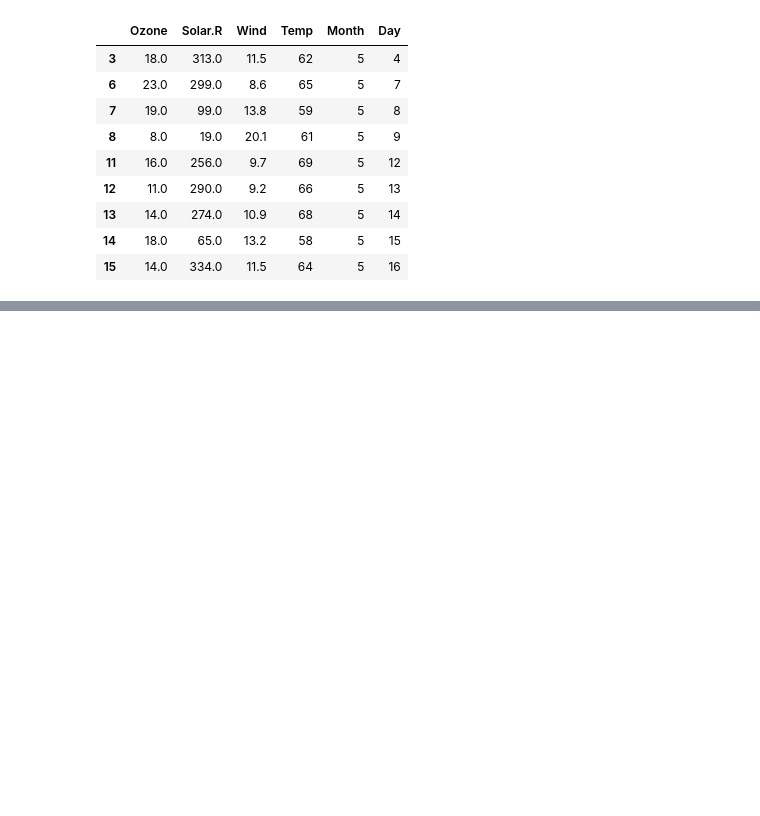
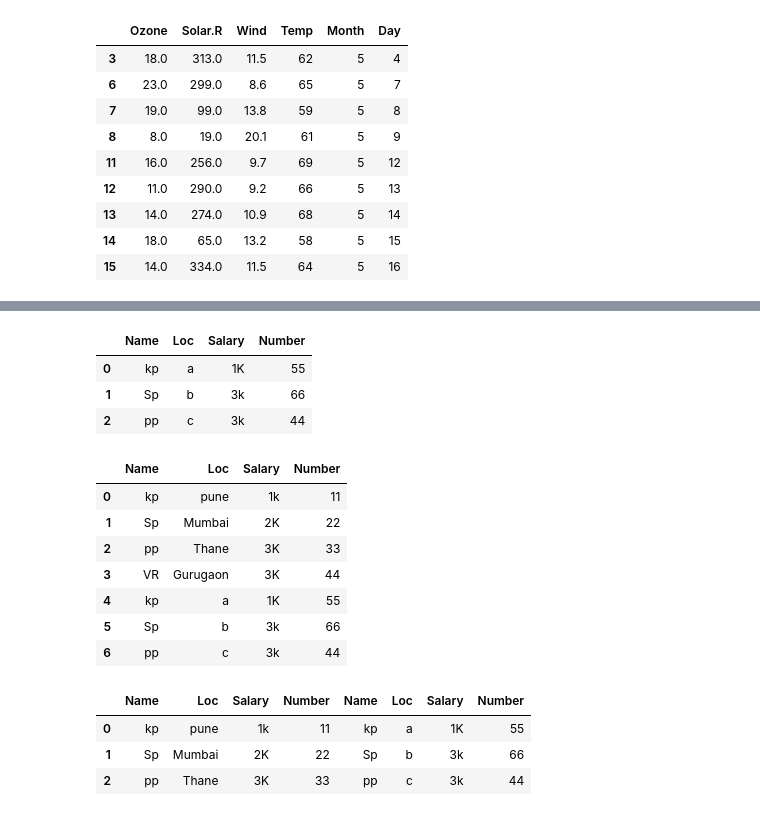
Before and after one commit to kalpesh521/CP, a Jupyter notebook: Python Codes/pandas.ipynb, the cells around one changed output, grey strips where cells are left out. Drawn from its saved outputs; the diff is of its cells as text; code cells hidden in the pictures; blank space fills up the shorter version.

```diff
--- a/Python Codes/pandas.ipynb
+++ b/Python Codes/pandas.ipynb
@@ -223,0 +231,4 @@ df1.iloc[3:12]  #Different than loc retrive rows between two indices ,Used for n
+# %%
+df2={"Name":"VR","Loc":"Gurugaon","Salary":"3K","Number":"44"}#Add one row by using append Method
+df=df.append(df2,ignore_index=True)
+print(df)
@@ -223,0 +249,34 @@ df1.iloc[3:12]  #Different than loc retrive rows between two indices ,Used for n
+# %%
+data1={"Name":["kp","Sp","pp"],
+    "Loc":["a","b","c"],
+    "Salary":["1K","3k","3k"],
+    "Number":[55,66,44]
+    }
+# %%
+df3=pd.DataFrame(data1)
+df3
+# %% [output]
+|  | Name | Loc | Salary | Number |
+| 0 | kp | a | 1K | 55 |
+| 1 | Sp | b | 3k | 66 |
+| 2 | pp | c | 3k | 44 |
+# %%
+con=pd.concat([df,df3],ignore_index=True)#Concatanation of two dictionaries
+con
+# %% [output]
+|  | Name | Loc | Salary | Number |
+| 0 | kp | pune | 1k | 11 |
+| 1 | Sp | Mumbai | 2K | 22 |
+| 2 | pp | Thane | 3K | 33 |
+| 3 | VR | Gurugaon | 3K | 44 |
+| 4 | kp | a | 1K | 55 |
+| 5 | Sp | b | 3k | 66 |
+| 6 | pp | c | 3k | 44 |
+# %%
+con=pd.concat([df,df3],axis=1,join='inner')#Now we set axes join = inner for intersection of dataframe
+con
+# %% [output]
+|  | Name | Loc | Salary | Number | Name | Loc | Salary | Number |
+| 0 | kp | pune | 1k | 11 | kp | a | 1K | 55 |
+| 1 | Sp | Mumbai | 2K | 22 | Sp | b | 3k | 66 |
+| 2 | pp | Thane | 3K | 33 | pp | c | 3k | 44 |
```
Also changed, not shown: parts of 6 cells of this notebook, 1 other file.
